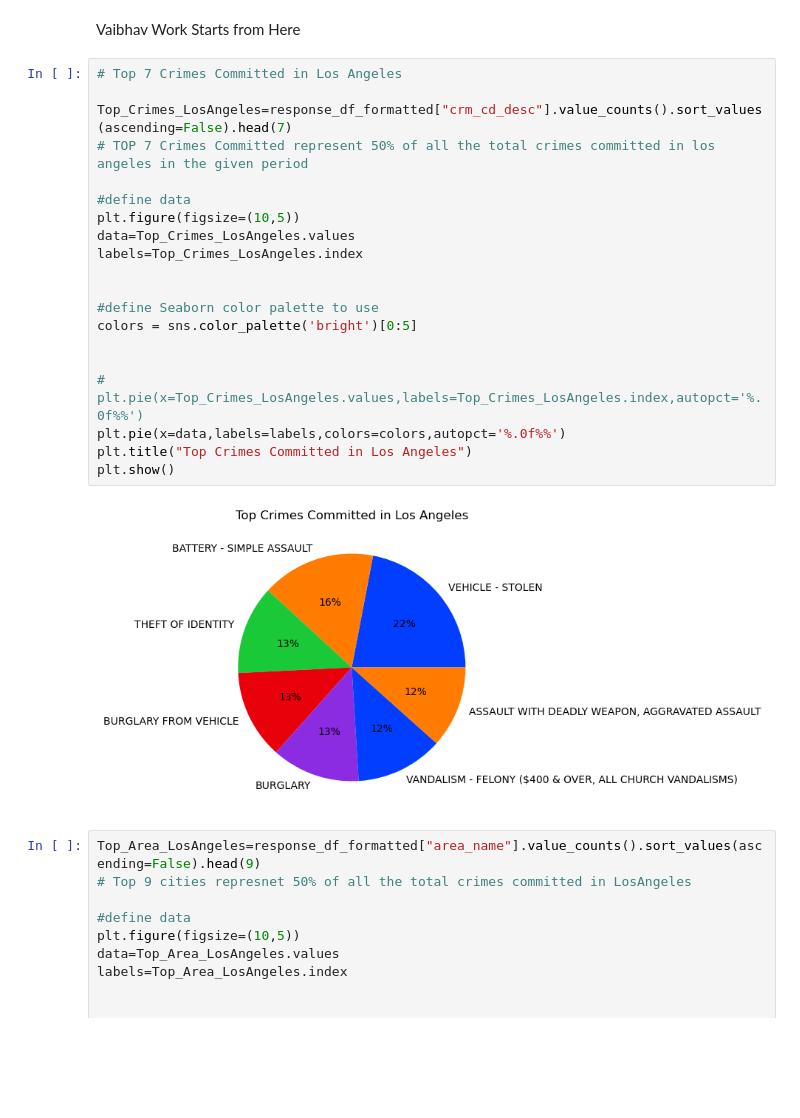
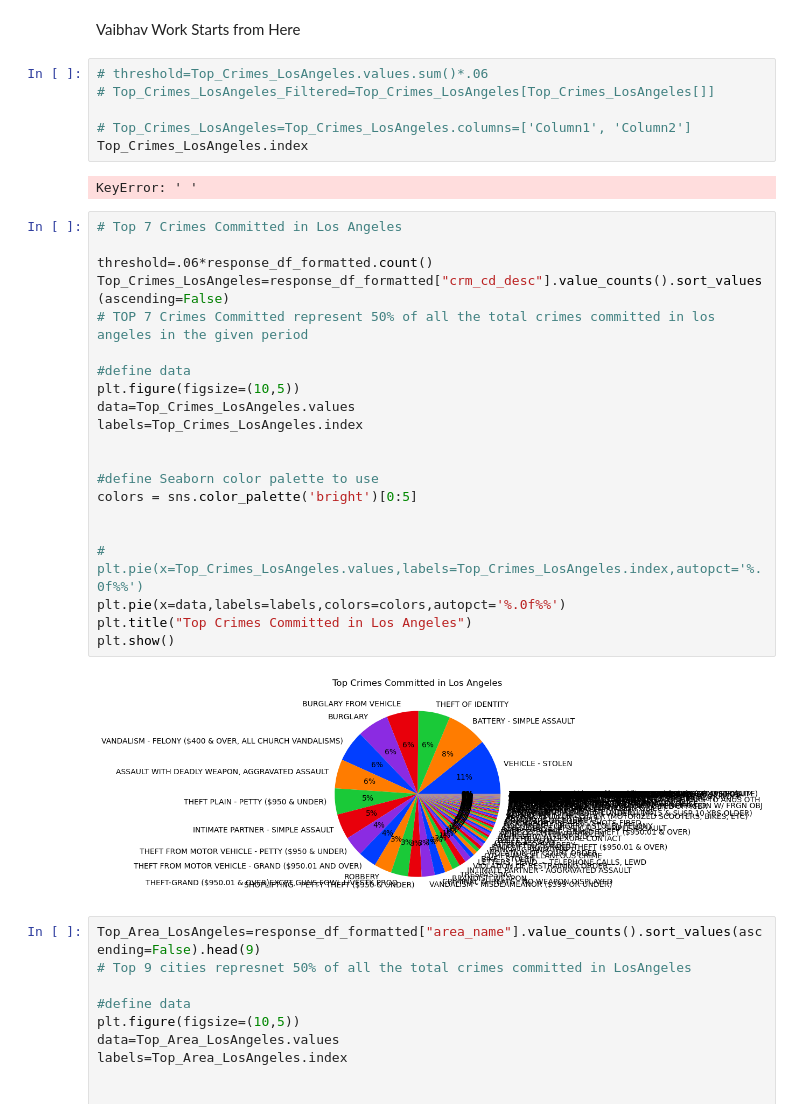
Before and after one commit to wiseorcool/Project-1-Team-4, a Jupyter notebook: April 10th Initial Graphs/json-response_vaibhav_updates.ipynb, the cells around one changed output. Cells and saved outputs as stored; diff of their text form; blank space fills up the shorter version.

```diff
--- a/April 10th Initial Graphs/json-response_vaibhav_updates.ipynb
+++ b/April 10th Initial Graphs/json-response_vaibhav_updates.ipynb
@@ -318,28 +318,37 @@ SEXUAL PENETRATION W/FOREIGN OBJECT                          1285
 dtype: int64
 # %% [markdown]
 Vaibhav Work Starts from Here
+# %%
+# threshold=Top_Crimes_LosAngeles.values.sum()*.06
+# Top_Crimes_LosAngeles_Filtered=Top_Crimes_LosAngeles[Top_Crimes_LosAngeles[]]
+
+# Top_Crimes_LosAngeles=Top_Crimes_LosAngeles.columns=['Column1', 'Column2']
+Top_Crimes_LosAngeles.index
+# %% [output]
+KeyError: ' '
 # %%
 # Top 7 Crimes Committed in Los Angeles
 
-Top_Crimes_LosAngeles=response_df_formatted["crm_cd_desc"].value_counts().sort_values(ascending=False).head(7)
+threshold=.06*response_df_formatted.count()
+Top_Crimes_LosAngeles=response_df_formatted["crm_cd_desc"].value_counts().sort_values(ascending=False)
 # TOP 7 Crimes Committed represent 50% of all the total crimes committed in los angeles in the given period
 
 #define data
 plt.figure(figsize=(10,5))
 data=Top_Crimes_LosAngeles.values
 labels=Top_Crimes_LosAngeles.index
 
 
 #define Seaborn color palette to use
 colors = sns.color_palette('bright')[0:5]
 
 
 # plt.pie(x=Top_Crimes_LosAngeles.values,labels=Top_Crimes_LosAngeles.index,autopct='%.0f%%')
 plt.pie(x=data,labels=labels,colors=colors,autopct='%.0f%%')
 plt.title("Top Crimes Committed in Los Angeles")
 plt.show()
 # %% [output]
-[figure, old version]
+[figure, new version]
 # %%
 Top_Area_LosAngeles=response_df_formatted["area_name"].value_counts().sort_values(ascending=False).head(9)
 # Top 9 cities represnet 50% of all the total crimes committed in LosAngeles
```
Also changed, not shown: 3 other files.
